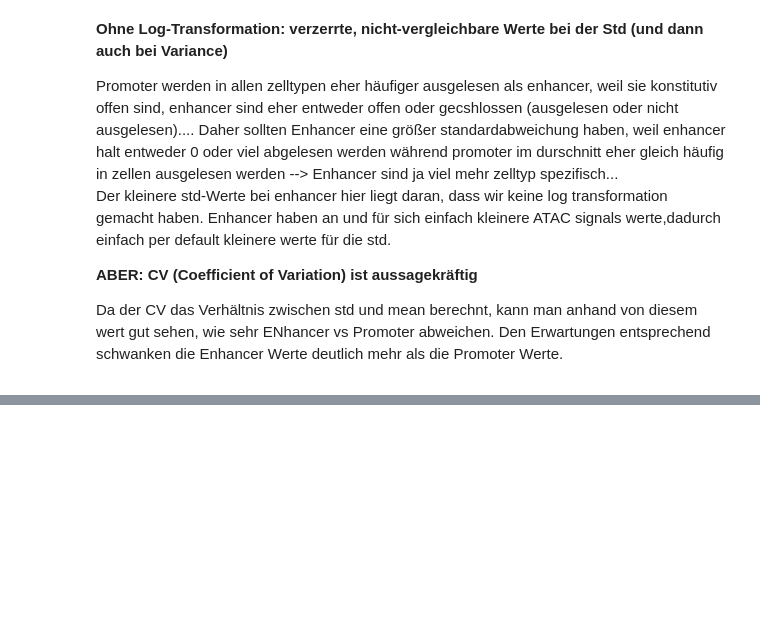
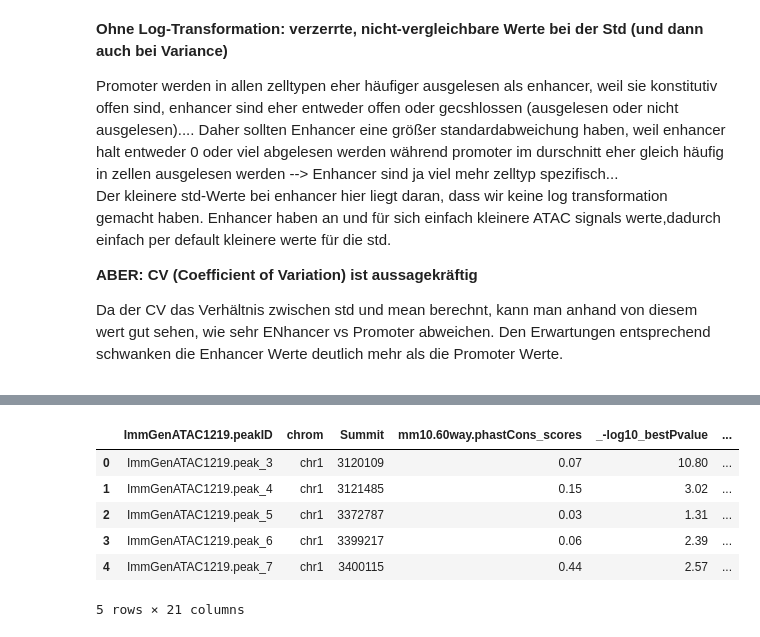
Before and after one commit to datascience-mobi-2026/topic04_team03, a Jupyter notebook: Jupyter_Lotta copy.ipynb, the cells around one changed output, grey strips where cells are left out. Drawn from its saved outputs; the diff is of its cells as text; code cells hidden in the pictures; blank space fills up the shorter version.

```diff
--- a/Jupyter_Lotta copy.ipynb
+++ b/Jupyter_Lotta copy.ipynb
@@ -395,0 +406,12 @@ Da der CV das Verhältnis zwischen std und mean berechnt, kann man anhand von di
+# %%
+ATAC_path_Tgd = Path('data') / 'ATAC_seq_gd_anot.csv'
+ATAC_Tgd = pd.read_csv(ATAC_path_Tgd)
+ATAC_Tgd.head()
+# %% [output]
+|  | ImmGenATAC1219.peakID | chrom | Summit | mm10.60way.phastCons_scores | _-log10_bestPvalue | ... |
+| 0 | ImmGenATAC1219.peak_3 | chr1 | 3120109 | 0.07 | 10.80 | ... |
+| 1 | ImmGenATAC1219.peak_4 | chr1 | 3121485 | 0.15 | 3.02 | ... |
+| 2 | ImmGenATAC1219.peak_5 | chr1 | 3372787 | 0.03 | 1.31 | ... |
+| 3 | ImmGenATAC1219.peak_6 | chr1 | 3399217 | 0.06 | 2.39 | ... |
+| 4 | ImmGenATAC1219.peak_7 | chr1 | 3400115 | 0.44 | 2.57 | ... |
+5 rows × 21 columns
```
Also changed, not shown: parts of 6 cells of this notebook, 1 other file.
